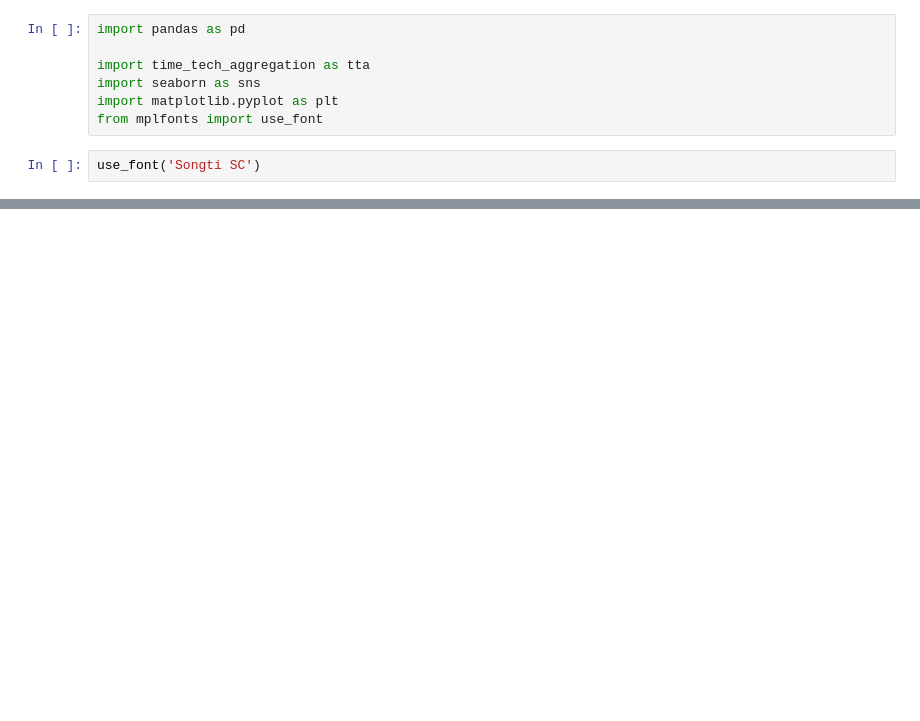
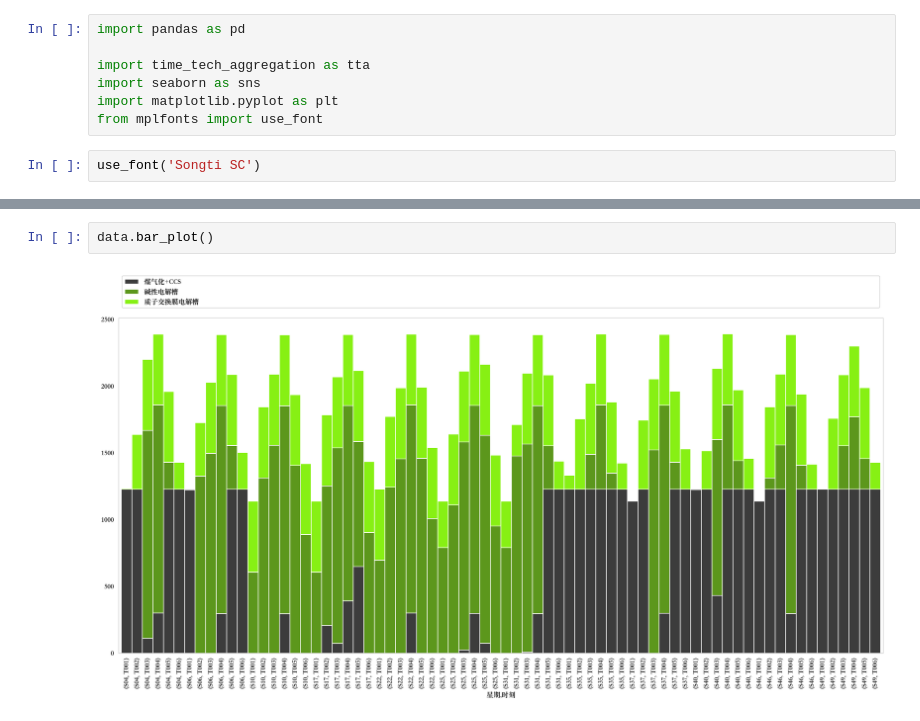
Before and after one commit to Navxihziq/3e-data-wiz, a Jupyter notebook: notebook/time-tech-aggregation.ipynb, the cells around one changed output, grey strips where cells are left out. Cells and saved outputs as stored; diff of their text form; blank space fills up the shorter version.

```diff
--- a/notebook/time-tech-aggregation.ipynb
+++ b/notebook/time-tech-aggregation.ipynb
@@ -54,0 +81,4 @@ data.dataframe
+# %%
+data.bar_plot()
+# %% [output]
+[figure, added]
```
Also changed, not shown: parts of 7 cells of this notebook, 3 other files.
